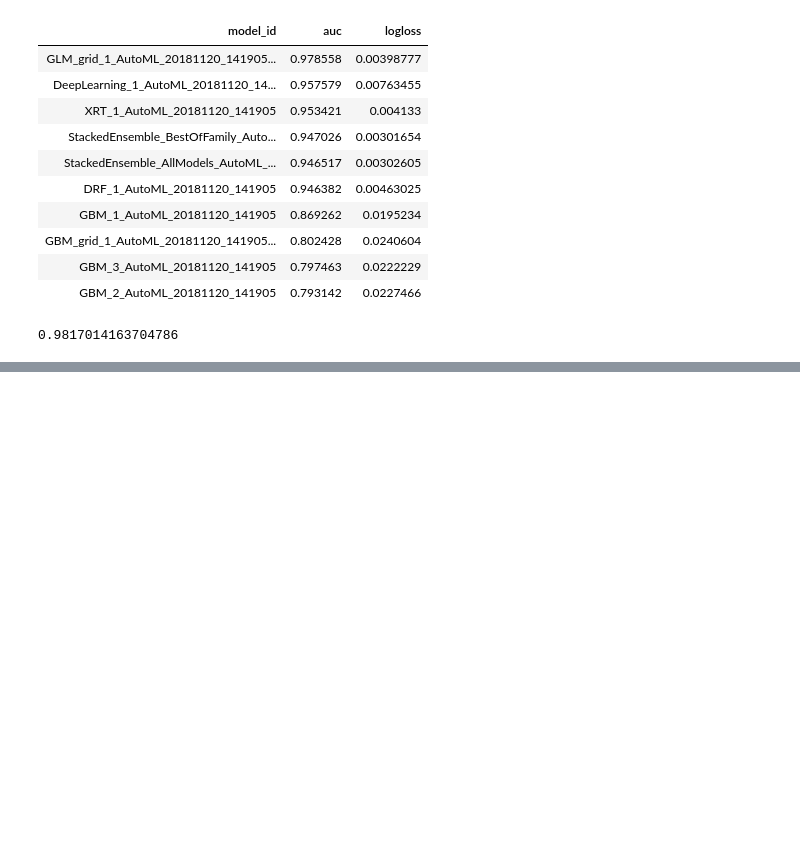
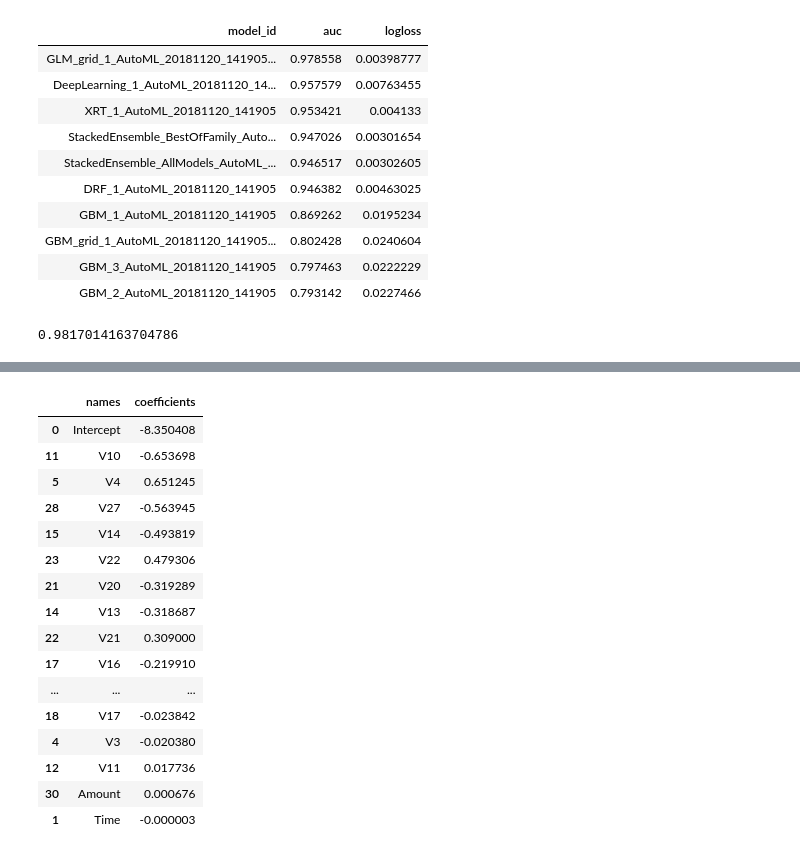
Before and after one commit to TeodoraVrabcheva/Credit_Card_Fraud_H2O, a Jupyter notebook: CC_Fraud.ipynb, the cells around one changed output, grey strips where cells are left out. Cells and saved outputs as stored; diff of their text form; code cells hidden in the pictures; blank space fills up the shorter version.

```diff
--- a/CC_Fraud.ipynb
+++ b/CC_Fraud.ipynb
@@ -311,6 +313,7 @@ aml.leaderboard[['model_id', 'auc', 'logloss']]
 | GBM_2_AutoML_20181120_141905 | 0.793142 | 0.0227466 |
 # %%
 # get validation AUC for the top model
-h2o.get_model(aml.leaderboard['model_id'][0, 0]).auc(valid=True)
+top_model = aml.leaderboard['model_id'][0, 0]
+h2o.get_model(top_model).auc(valid=True)
 # %% [output]
 0.9817014163704786
@@ -316,0 +328,23 @@ h2o.get_model(aml.leaderboard['model_id'][0, 0]).auc(valid=True)
+# %%
+coef_table = h2o.get_model(top_model)._model_json['output']['coefficients_table'].as_data_frame()
+coef_table['coefficients_abs'] = abs(coef_table['coefficients'])
+# %%
+coef_table.sort_values('coefficients_abs', ascending = False)[['names', 'coefficients']]
+# %% [output]
+|  | names | coefficients |
+| 0 | Intercept | -8.350408 |
+| 11 | V10 | -0.653698 |
+| 5 | V4 | 0.651245 |
+| 28 | V27 | -0.563945 |
+| 15 | V14 | -0.493819 |
+| 23 | V22 | 0.479306 |
+| 21 | V20 | -0.319289 |
+| 14 | V13 | -0.318687 |
+| 22 | V21 | 0.309000 |
+| 17 | V16 | -0.219910 |
+| ... | ... | ... |
+| 18 | V17 | -0.023842 |
+| 4 | V3 | -0.020380 |
+| 12 | V11 | 0.017736 |
+| 30 | Amount | 0.000676 |
+| 1 | Time | -0.000003 |
```
Also changed, not shown: parts of 4 cells of this notebook.
